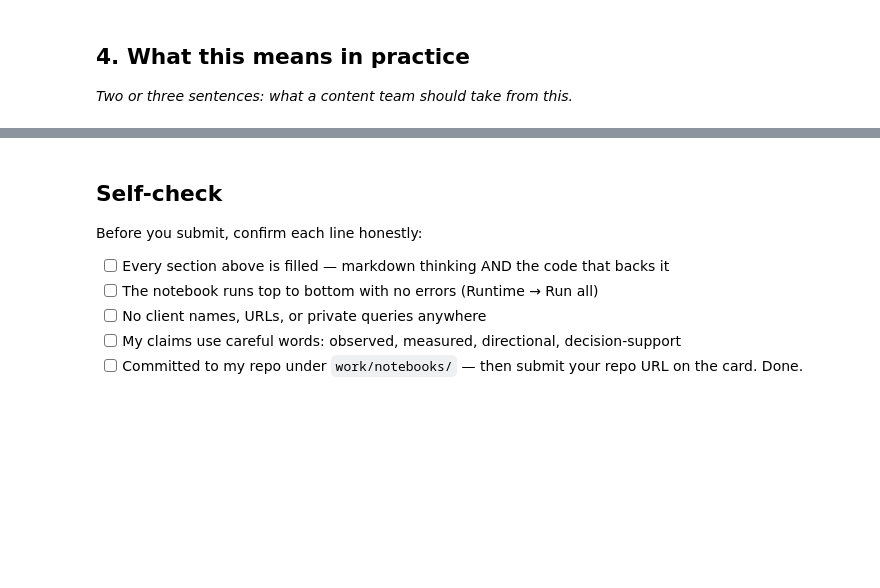
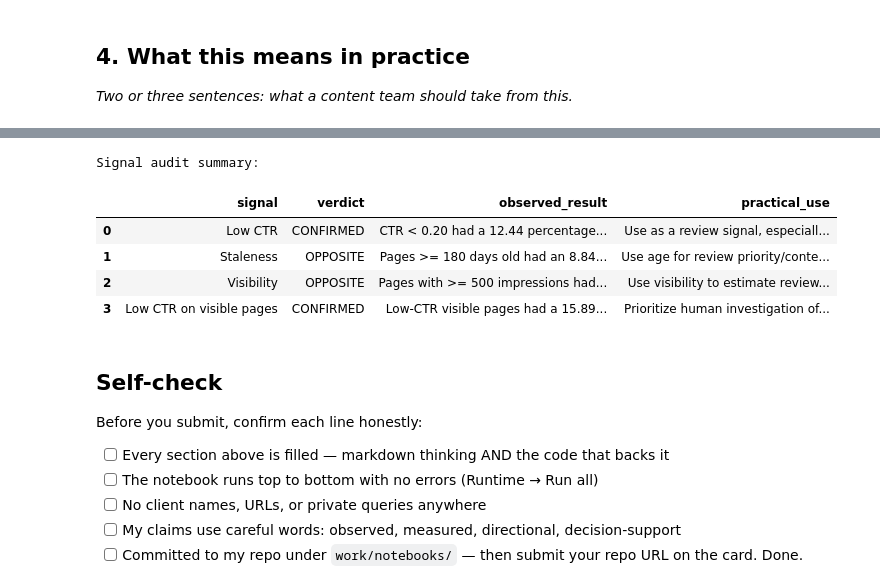
Before and after one commit to ZubairQazzi/flyrank-ml-internship-zubair, a Jupyter notebook: work/notebooks/w04_signal_audit.ipynb, the cells around one changed output, grey strips where cells are left out. Cells and saved outputs as stored; diff of their text form; code cells hidden in the pictures; blank space fills up the shorter version.

```diff
--- a/work/notebooks/w04_signal_audit.ipynb
+++ b/work/notebooks/w04_signal_audit.ipynb
@@ -37,3 +523,62 @@ This skeleton is yours to fill. Work the sections **in order** — each one has
+# %%
+practical_summary = pd.DataFrame(
+    [
+        {
+            "signal": "Low CTR",
+            "verdict": "CONFIRMED",
+            "observed_result": (
+                "CTR < 0.20 had a 12.44 percentage-point "
+                "higher decline rate overall."
+            ),
+            "practical_use": (
+                "Use as a review signal, especially on visible pages."
+            ),
+        },
+        {
+            "signal": "Staleness",
+            "verdict": "OPPOSITE",
+            "observed_result": (
+                "Pages >= 180 days old had an 8.84 percentage-point "
+                "lower decline rate in the binary test."
+            ),
+            "practical_use": (
+                "Use age for review priority/context, not as proof of risk."
+            ),
+        },
+        {
+            "signal": "Visibility",
+            "verdict": "OPPOSITE",
+            "observed_result": (
+                "Pages with >= 500 impressions had a 6.43 percentage-point "
+                "lower decline rate."
+            ),
+            "practical_use": (
+                "Use visibility to estimate review value, not decline probability."
+            ),
+        },
+        {
+            "signal": "Low CTR on visible pages",
+            "verdict": "CONFIRMED",
+            "observed_result": (
+                "Low-CTR visible pages had a 15.89 percentage-point "
+                "higher observed decline rate."
+            ),
+            "practical_use": (
+                "Prioritize human investigation of click capture and intent match."
+            ),
+        },
+    ]
+)
+
+print("Signal audit summary:")
+display(practical_summary)
+# %% [output]
+Signal audit summary:
+|  | signal | verdict | observed_result | practical_use |
+| 0 | Low CTR | CONFIRMED | CTR < 0.20 had a 12.44 percentage... | Use as a review signal, especiall... |
+| 1 | Staleness | OPPOSITE | Pages >= 180 days old had an 8.84... | Use age for review priority/conte... |
+| 2 | Visibility | OPPOSITE | Pages with >= 500 impressions had... | Use visibility to estimate review... |
+| 3 | Low CTR on visible pages | CONFIRMED | Low-CTR visible pages had a 15.89... | Prioritize human investigation of... |
 # %% [markdown]
 ## Self-check
 
```
Also changed, not shown: parts of 12 cells of this notebook.
